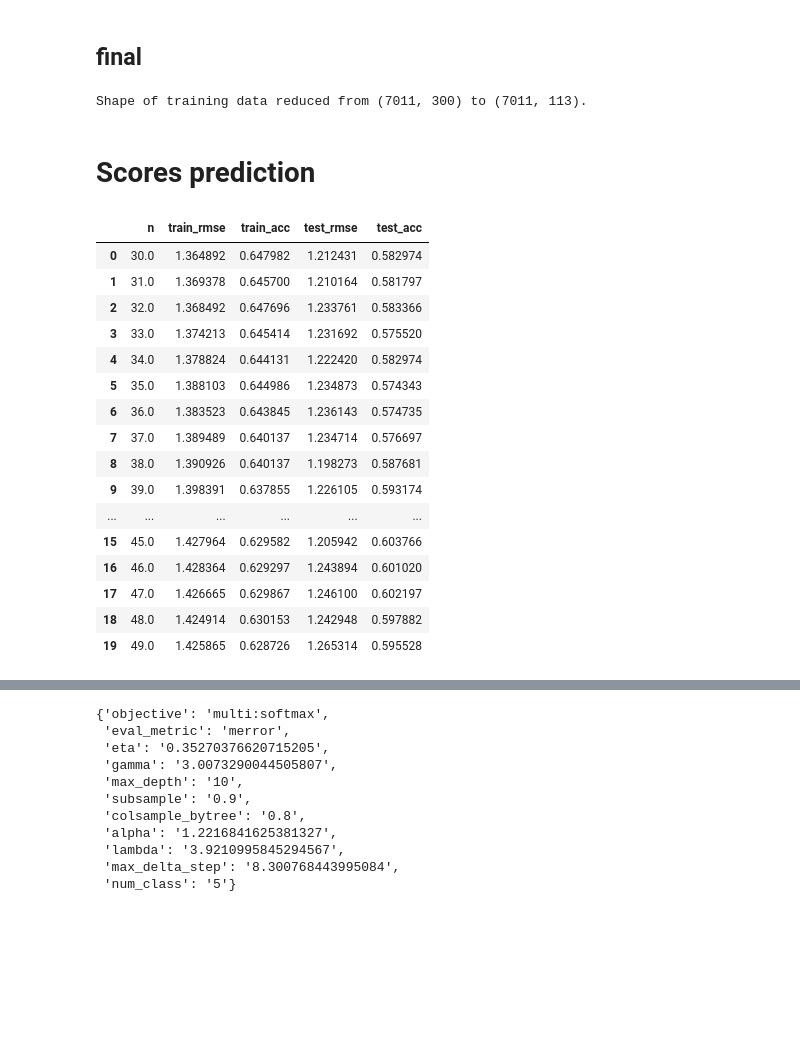
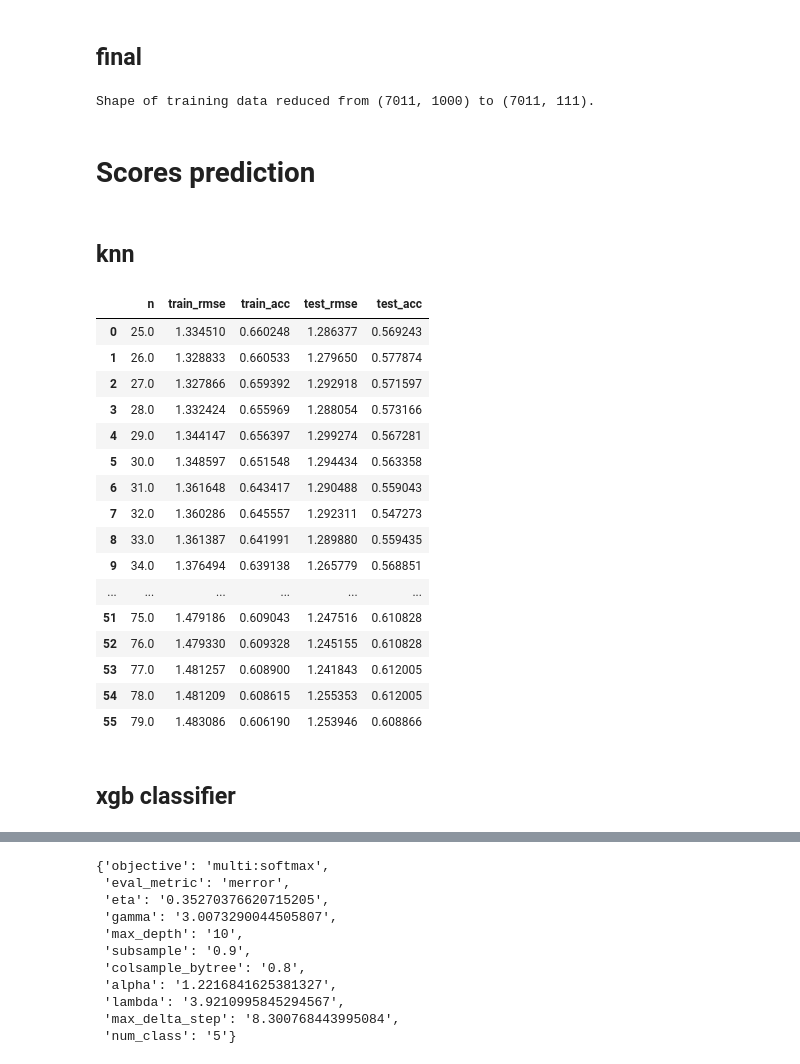
Before and after one commit to kabalce/recommender_NLP, a Jupyter notebook: final_notebook.ipynb, the cells around one changed output, grey strips where cells are left out. Cells and saved outputs as stored; diff of their text form; code cells hidden in the pictures; blank space fills up the shorter version.

Commit message:
final  classifier

```diff
--- a/final_notebook.ipynb
+++ b/final_notebook.ipynb
@@ -130,7 +130,7 @@ def word2vec(df_nlp, df_train, df_test):
     bigram = Phraser(phrases)
     sentences = bigram[sent_train]
 
-    w2v_model = Word2Vec(sentences=sentences, vector_size=300)
+    w2v_model = Word2Vec(sentences=sentences, vector_size=1000)
     w2v_model.build_vocab(sentences, progress_per=10000)
     w2v_model.train(sentences, total_examples=w2v_model.corpus_count, epochs=30, report_delay=1)
 
@@ -138,7 +138,7 @@ def word2vec(df_nlp, df_train, df_test):
 #     data_nlp = np.c_[np.transpose(df_nlp["score"].values), data_nlp]
     for i in range(len(sent_train)):
         word_tokens = sent_train[i]
-        words_mean = np.mean(w2v_model.wv.vectors_for_all(word_tokens).vectors, axis=0).reshape(-1, 300)
+        words_mean = np.mean(w2v_model.wv.vectors_for_all(word_tokens).vectors, axis=0).reshape(-1, 1000)
         if i == 0:
             data_nlp = words_mean
         else:
@@ -150,7 +150,7 @@ def word2vec(df_nlp, df_train, df_test):
     sent_test = [row.split() for row in df_train['text']]
     for i in range(len(sent_test)):
         word_tokens = sent_test[i]
-        words_mean = np.mean(w2v_model.wv.vectors_for_all(word_tokens).vectors, axis=0).reshape(-1, 300)
+        words_mean = np.mean(w2v_model.wv.vectors_for_all(word_tokens).vectors, axis=0).reshape(-1, 1000)
         if i == 0:
             data_train = words_mean
         else:
@@ -162,7 +162,7 @@ def word2vec(df_nlp, df_train, df_test):
     sent_test = [row.split() for row in df_test['text']]
     for i in range(len(sent_test)):
         word_tokens = sent_test[i]
-        words_mean = np.mean(w2v_model.wv.vectors_for_all(word_tokens).vectors, axis=0).reshape(-1, 300)
+        words_mean = np.mean(w2v_model.wv.vectors_for_all(word_tokens).vectors, axis=0).reshape(-1, 1000)
         if i == 0:
             data_test = words_mean
         else:
@@ -366,39 +366,43 @@ assert dim_method in dim_method_functions.keys(), f"Unrecognised method: {dim_me
 
 data_nlp, data_train, data_test = dim_method_functions[dim_method](data_nlp_w2v, data_train_w2v, data_test_w2v)
 # %% [output]
-Shape of training data reduced from (7011, 300) to (7011, 113).
+Shape of training data reduced from (7011, 1000) to (7011, 111).
 # %% [markdown]
 # Scores prediction
+# %% [markdown]
+## knn
 # %%
-res = pd.DataFrame()
-for i in range(30, 50):
+# res = pd.DataFrame()
+for i in range(60, 80):
     neigh = KNeighborsClassifier(i)
     neigh.fit(data_nlp[:, 1:], data_nlp[:, 0] - 1)
     tr = np.mean((neigh.predict(data_nlp[:, 1:]) - data_nlp[:, 0] + 1)**2)**0.5
     te = np.mean((neigh.predict(data_train[:, 1:]) - data_train[:, 0] + 1)**2)**0.5
     tr_acc = np.mean(neigh.predict(data_nlp[:, 1:]) == data_nlp[:, 0] - 1)
     te_acc = np.mean(neigh.predict(data_train[:, 1:]) == data_train[:, 0] - 1)
     res = res.append({"n": i, "train_rmse": tr, "train_acc": tr_acc, "test_rmse": te, "test_acc": te_acc}, ignore_index=True)
 with pd.option_context('display.max_rows', None, 'display.max_columns', None):  # more options can be specified also
     display(res)
 # %% [output]
 |  | n | train_rmse | train_acc | test_rmse | test_acc |
-| 0 | 30.0 | 1.364892 | 0.647982 | 1.212431 | 0.582974 |
-| 1 | 31.0 | 1.369378 | 0.645700 | 1.210164 | 0.581797 |
-| 2 | 32.0 | 1.368492 | 0.647696 | 1.233761 | 0.583366 |
-| 3 | 33.0 | 1.374213 | 0.645414 | 1.231692 | 0.575520 |
-| 4 | 34.0 | 1.378824 | 0.644131 | 1.222420 | 0.582974 |
-| 5 | 35.0 | 1.388103 | 0.644986 | 1.234873 | 0.574343 |
-| 6 | 36.0 | 1.383523 | 0.643845 | 1.236143 | 0.574735 |
-| 7 | 37.0 | 1.389489 | 0.640137 | 1.234714 | 0.576697 |
-| 8 | 38.0 | 1.390926 | 0.640137 | 1.198273 | 0.587681 |
-| 9 | 39.0 | 1.398391 | 0.637855 | 1.226105 | 0.593174 |
+| 0 | 25.0 | 1.334510 | 0.660248 | 1.286377 | 0.569243 |
+| 1 | 26.0 | 1.328833 | 0.660533 | 1.279650 | 0.577874 |
+| 2 | 27.0 | 1.327866 | 0.659392 | 1.292918 | 0.571597 |
+| 3 | 28.0 | 1.332424 | 0.655969 | 1.288054 | 0.573166 |
+| 4 | 29.0 | 1.344147 | 0.656397 | 1.299274 | 0.567281 |
+| 5 | 30.0 | 1.348597 | 0.651548 | 1.294434 | 0.563358 |
+| 6 | 31.0 | 1.361648 | 0.643417 | 1.290488 | 0.559043 |
+| 7 | 32.0 | 1.360286 | 0.645557 | 1.292311 | 0.547273 |
+| 8 | 33.0 | 1.361387 | 0.641991 | 1.289880 | 0.559435 |
+| 9 | 34.0 | 1.376494 | 0.639138 | 1.265779 | 0.568851 |
 | ... | ... | ... | ... | ... | ... |
-| 15 | 45.0 | 1.427964 | 0.629582 | 1.205942 | 0.603766 |
-| 16 | 46.0 | 1.428364 | 0.629297 | 1.243894 | 0.601020 |
-| 17 | 47.0 | 1.426665 | 0.629867 | 1.246100 | 0.602197 |
-| 18 | 48.0 | 1.424914 | 0.630153 | 1.242948 | 0.597882 |
-| 19 | 49.0 | 1.425865 | 0.628726 | 1.265314 | 0.595528 |
+| 51 | 75.0 | 1.479186 | 0.609043 | 1.247516 | 0.610828 |
+| 52 | 76.0 | 1.479330 | 0.609328 | 1.245155 | 0.610828 |
+| 53 | 77.0 | 1.481257 | 0.608900 | 1.241843 | 0.612005 |
+| 54 | 78.0 | 1.481209 | 0.608615 | 1.255353 | 0.612005 |
+| 55 | 79.0 | 1.483086 | 0.606190 | 1.253946 | 0.608866 |
+# %% [markdown]
+## xgb classifier
 # %%
 def xgboost(X_train, y_train, hyperparameters):
     model = XGBClassifier(**hyperparameters)
```
Also changed, not shown: parts of 21 cells of this notebook.
